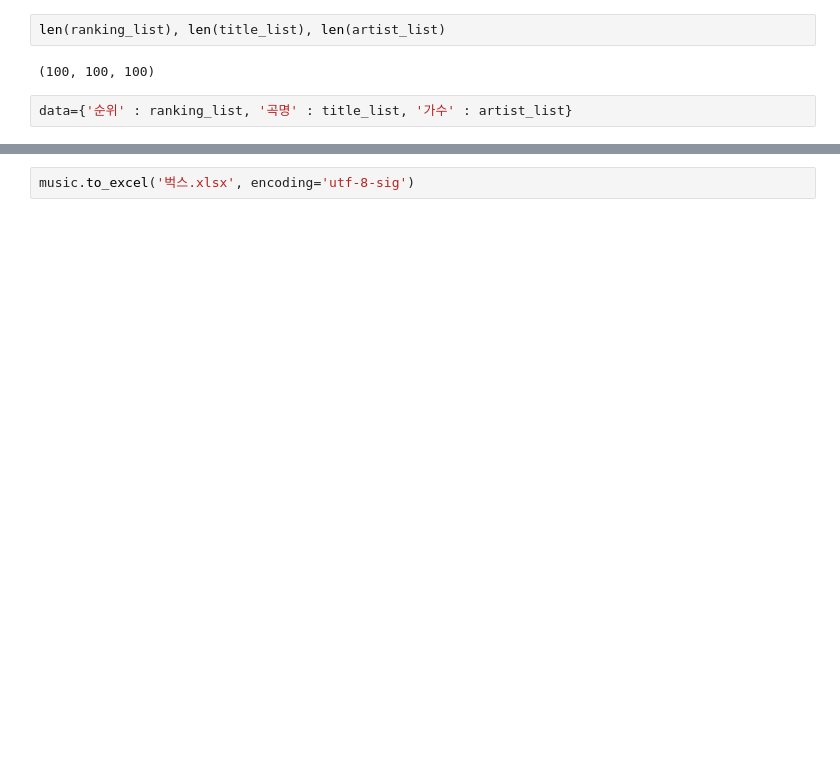
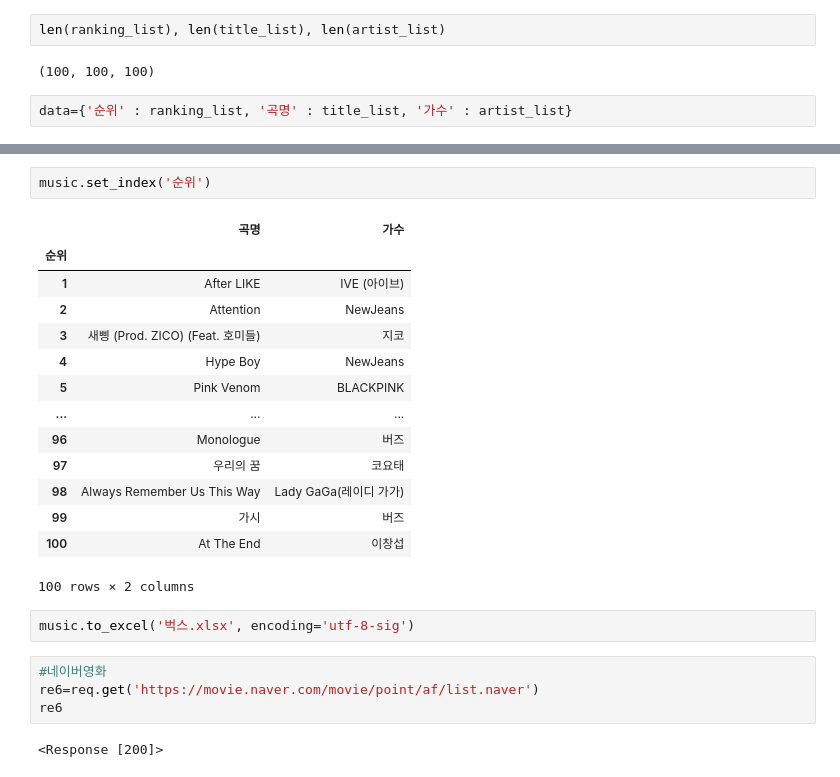
Before and after one commit to eeyeji/Crawling, a Jupyter notebook: 1일차/1일차.ipynb, the cells around one changed output, grey strips where cells are left out. Drawn from its saved outputs; the diff is of its cells as text; blank space fills up the shorter version.

```diff
--- a/1일차/1일차.ipynb
+++ b/1일차/1일차.ipynb
@@ -689,3 +704,26 @@ music
 100 rows × 3 columns
+# %%
+music.set_index('순위')
+# %% [output]
+|  | 곡명 | 가수 |
+| 순위 |  |  |
+| 1 | After LIKE | IVE (아이브) |
+| 2 | Attention | NewJeans |
+| 3 | 새삥 (Prod. ZICO) (Feat. 호미들) | 지코 |
+| 4 | Hype Boy | NewJeans |
+| 5 | Pink Venom | BLACKPINK |
+| ... | ... | ... |
+| 96 | Monologue | 버즈 |
+| 97 | 우리의 꿈 | 코요태 |
+| 98 | Always Remember Us This Way | Lady GaGa(레이디 가가) |
+| 99 | 가시 | 버즈 |
+| 100 | At The End | 이창섭 |
+100 rows × 2 columns
 # %%
 music.to_excel('벅스.xlsx', encoding='utf-8-sig')
+# %%
+#네이버영화
+re6=req.get('https://movie.naver.com/movie/point/af/list.naver')
+re6
+# %% [output]
+<Response [200]>
```
Also changed, not shown: parts of 29 cells of this notebook, 2 other files.
